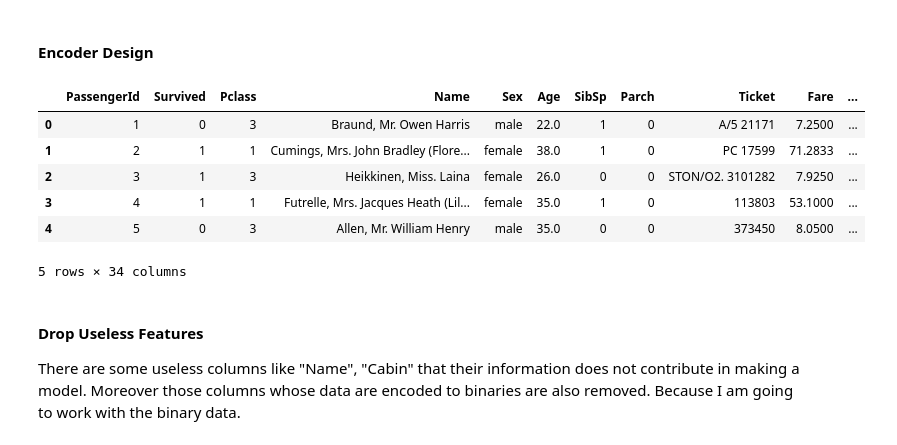
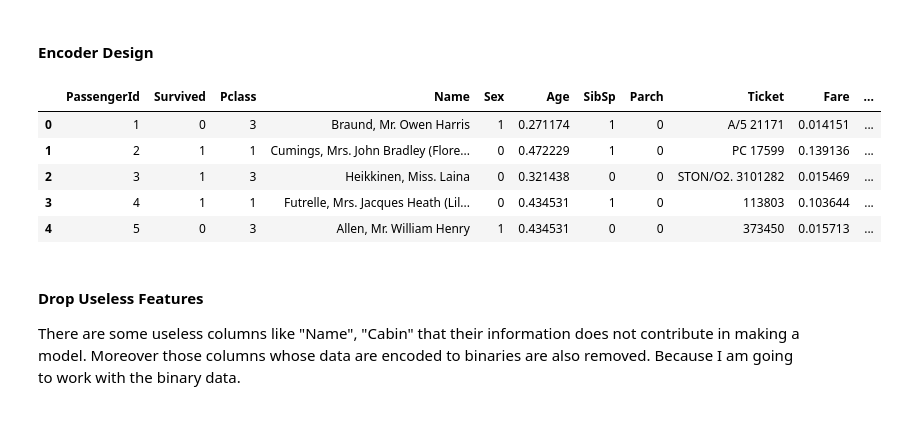
Before and after one commit to aqilxe/Kaggle-Titanic---Machine-Learning-from-Disaster, a Jupyter notebook: Titanic.ipynb, the cells around one changed output. Drawn from its saved outputs; the diff is of its cells as text; code cells hidden in the pictures.

Commit message:
Kaggle Notebook | Titanic | Version 9

```diff
--- a/Titanic.ipynb
+++ b/Titanic.ipynb
@@ -150,14 +188,0 @@ def mybar(data, xcol, huecol, r, c):
-# %%
-# # Imputers
-
-Imputer = SimpleImputer(strategy= 'most_frequent', missing_values=np.nan)
-Imputer.fit(mdata[['Age_group']])
-mdata[['Age_group']] = Imputer.transform(mdata[["Age_group"]])
-Imputer.fit(mdata[['Embarked']])
-mdata[['Embarked']] = Imputer.transform(mdata[["Embarked"]])
-#-----
-Imputer.fit(tdata[['Age_group']])
-tdata[['Age_group']] = Imputer.transform(tdata[["Age_group"]])
-Imputer.fit(tdata[['Embarked']])
-tdata[['Embarked']] = Imputer.transform(tdata[["Embarked"]])
-mybar(mdata, xcol, huecol, r, c)
@@ -169,45 +192,48 @@ mybar(mdata, xcol, huecol, r, c)
 # %%
 # Encoding
 from sklearn.preprocessing import OneHotEncoder
 enc = OneHotEncoder(handle_unknown='ignore')
-
 def titanic_encoder(data):
-    enc.fit(data[["Embarked"]])
-    data[["S","Q","C"]] = \
-        pd.DataFrame(enc.transform(data[["Embarked"]]).toarray())
+#     enc.fit(data[["Embarked"]])
+#     data[["S","Q","C"]] = \
+#         pd.DataFrame(enc.transform(data[["Embarked"]]).toarray())
     #----
     enc.fit(data[["Sex"]])
     data[["F","M"]] = \
         pd.DataFrame(enc.transform(data[["Sex"]]).toarray())
     #----
+#     enc.fit(data[["Age_group"]])
+#     data[["A1","A2","A3","A4"]] = \
+#         pd.DataFrame(enc.transform(data[["Age_group"]]).toarray())
     #----
-    enc.fit(data[["Age_group"]])
-    data[["Age1","Age2","Age3","Age4"]] = \
-        pd.DataFrame(enc.transform(data[["Age_group"]]).toarray())
+#     enc.fit(mdata[["FamSizeLabel"]])
+#     data[["Fam1","Fam2"]] = \
+#         pd.DataFrame(enc.transform(data[["FamSizeLabel"]]).toarray())
     #----
-    enc.fit(mdata[["FamSizeLabel"]])
-    data[["Small","Large"]] = \
-        pd.DataFrame(enc.transform(data[["FamSizeLabel"]]).toarray())
+#     enc.fit(mdata[["Pclass"]])
+#     data[["C1","C2","C3"]] = \
+#         pd.DataFrame(enc.transform(data[["Pclass"]]).toarray())
     #----
-    enc.fit(mdata[["Pclass"]])
-    data[["C1","C2","C3"]] = \
-        pd.DataFrame(enc.transform(data[["Pclass"]]).toarray())
-    #----
-    enc.fit(mdata[["FareInter"]])
-    data[["F1","F2","F3"]] = \
-        pd.DataFrame(enc.transform(data[["FareInter"]]).toarray())
+#     enc.fit(mdata[["FareInter"]])
+#     data[["F1","F2","F3"]] = \
+#         pd.DataFrame(enc.transform(data[["FareInter"]]).toarray())
     return data
-titanic_encoder(mdata)
-titanic_encoder(tdata)
+# titanic_encoder(mdata)
+# titanic_encoder(tdata)
+mdata.Age = (mdata.Age-min(mdata.Age))/(max(mdata.Age)-min(mdata.Age))
+mdata.Fare = (mdata.Fare-min(mdata.Fare))/(max(mdata.Fare)-min(mdata.Fare))
+tdata.Age = (tdata.Age-min(tdata.Age))/(max(tdata.Age)-min(tdata.Age))
+tdata.Fare = (tdata.Fare-min(tdata.Fare))/(max(tdata.Fare)-min(tdata.Fare))
+mdata.Sex=mdata.Sex.map({'female':0, 'male':1})
+tdata.Sex=tdata.Sex.map({'female':0, 'male':1})
 mdata.head()
 # %% [output]
 |  | PassengerId | Survived | Pclass | Name | Sex | Age | SibSp | Parch | Ticket | Fare | ... |
-| 0 | 1 | 0 | 3 | Braund, Mr. Owen Harris | male | 22.0 | 1 | 0 | A/5 21171 | 7.2500 | ... |
-| 1 | 2 | 1 | 1 | Cumings, Mrs. John Bradley (Flore... | female | 38.0 | 1 | 0 | PC 17599 | 71.2833 | ... |
-| 2 | 3 | 1 | 3 | Heikkinen, Miss. Laina | female | 26.0 | 0 | 0 | STON/O2. 3101282 | 7.9250 | ... |
-| 3 | 4 | 1 | 1 | Futrelle, Mrs. Jacques Heath (Lil... | female | 35.0 | 1 | 0 | 113803 | 53.1000 | ... |
-| 4 | 5 | 0 | 3 | Allen, Mr. William Henry | male | 35.0 | 0 | 0 | 373450 | 8.0500 | ... |
+| 0 | 1 | 0 | 3 | Braund, Mr. Owen Harris | 1 | 0.271174 | 1 | 0 | A/5 21171 | 0.014151 | ... |
+| 1 | 2 | 1 | 1 | Cumings, Mrs. John Bradley (Flore... | 0 | 0.472229 | 1 | 0 | PC 17599 | 0.139136 | ... |
+| 2 | 3 | 1 | 3 | Heikkinen, Miss. Laina | 0 | 0.321438 | 0 | 0 | STON/O2. 3101282 | 0.015469 | ... |
+| 3 | 4 | 1 | 1 | Futrelle, Mrs. Jacques Heath (Lil... | 0 | 0.434531 | 1 | 0 | 113803 | 0.103644 | ... |
+| 4 | 5 | 0 | 3 | Allen, Mr. William Henry | 1 | 0.434531 | 0 | 0 | 373450 | 0.015713 | ... |
-5 rows × 34 columns
 # %% [markdown]
 <a class="anchor" id="DropUselessFeatures"></a>
 #### **Drop Useless Features**
```
Also changed, not shown: parts of 20 cells of this notebook.
